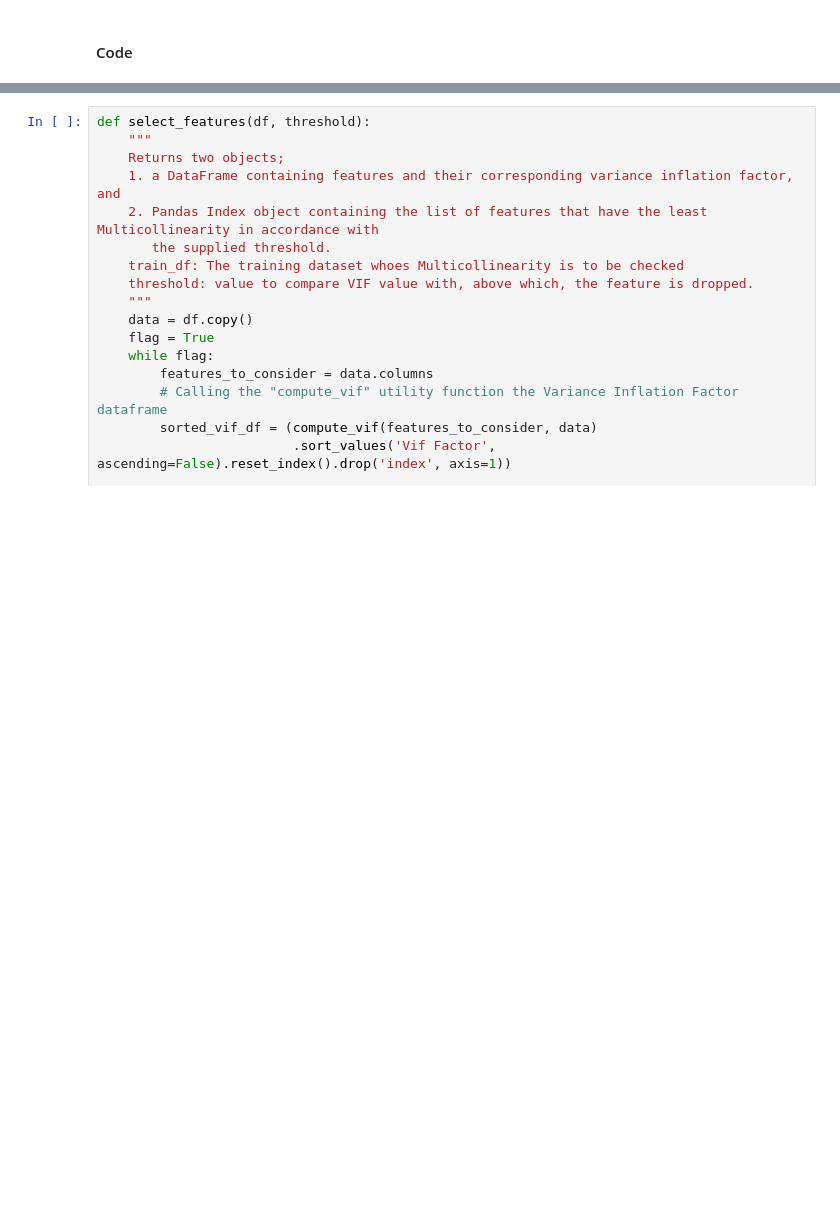
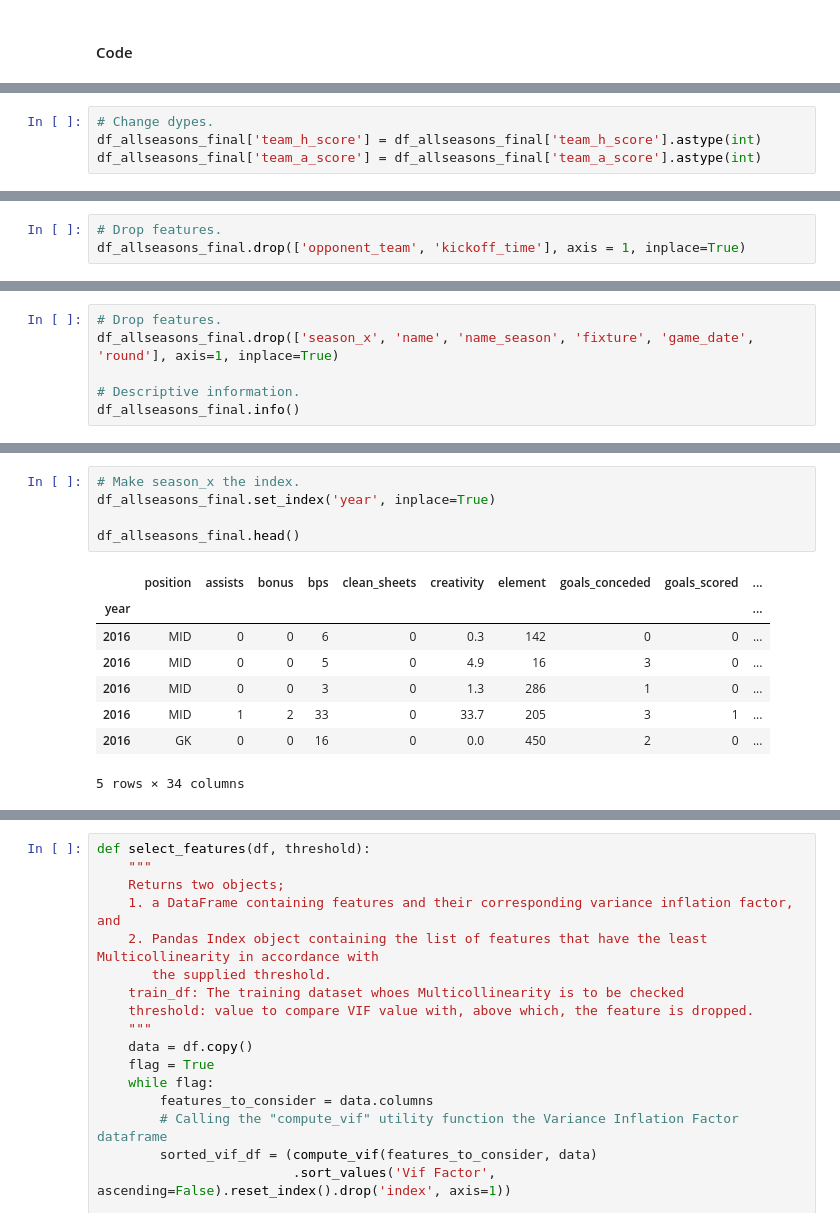
Before and after one commit to laniyadapo/FantasyPremierLeague, a Jupyter notebook: fantasy_train.ipynb, the cells around one changed output, grey strips where cells are left out. Saved outputs shown, nothing was run; the diff lists cells and outputs as text; blank space fills up the shorter version.

```diff
--- a/fantasy_train.ipynb
+++ b/fantasy_train.ipynb
@@ -728,0 +582,4 @@ array([[ 1.,  0.,  0., ...,  0.,  1.,  0.],
+# %%
+# Change dypes.
+df_allseasons_final['team_h_score'] = df_allseasons_final['team_h_score'].astype(int)
+df_allseasons_final['team_a_score'] = df_allseasons_final['team_a_score'].astype(int)
@@ -728,0 +604,3 @@ array([[ 1.,  0.,  0., ...,  0.,  1.,  0.],
+# %%
+# Drop features.
+df_allseasons_final.drop(['opponent_team', 'kickoff_time'], axis = 1, inplace=True)
@@ -728,0 +628,6 @@ array([[ 1.,  0.,  0., ...,  0.,  1.,  0.],
+# %%
+# Drop features.
+df_allseasons_final.drop(['season_x', 'name', 'name_season', 'fixture', 'game_date', 'round'], axis=1, inplace=True)
+
+# Descriptive information.
+df_allseasons_final.info()
@@ -728,0 +677,14 @@ array([[ 1.,  0.,  0., ...,  0.,  1.,  0.],
+# %%
+# Make season_x the index.
+df_allseasons_final.set_index('year', inplace=True)
+
+df_allseasons_final.head()
+# %% [output]
+|  | position | assists | bonus | bps | clean_sheets | creativity | element | goals_conceded | goals_scored | ... |
+| year |  |  |  |  |  |  |  |  |  | ... |
+| 2016 | MID | 0 | 0 | 6 | 0 | 0.3 | 142 | 0 | 0 | ... |
+| 2016 | MID | 0 | 0 | 5 | 0 | 4.9 | 16 | 3 | 0 | ... |
+| 2016 | MID | 0 | 0 | 3 | 0 | 1.3 | 286 | 1 | 0 | ... |
+| 2016 | MID | 1 | 2 | 33 | 0 | 33.7 | 205 | 3 | 1 | ... |
+| 2016 | GK | 0 | 0 | 16 | 0 | 0.0 | 450 | 2 | 0 | ... |
+5 rows × 34 columns
```
Also changed, not shown: parts of 119 cells of this notebook, 1 other file.
